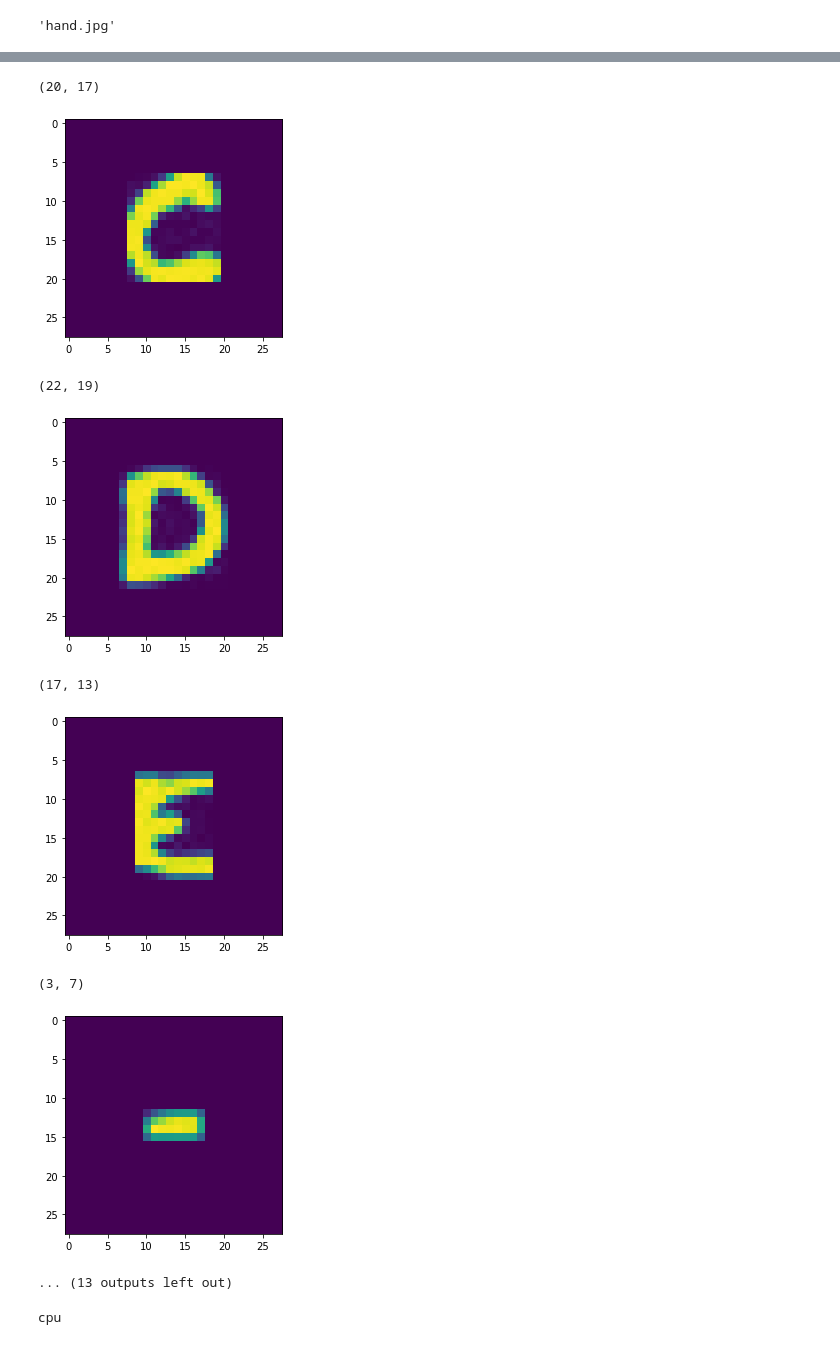
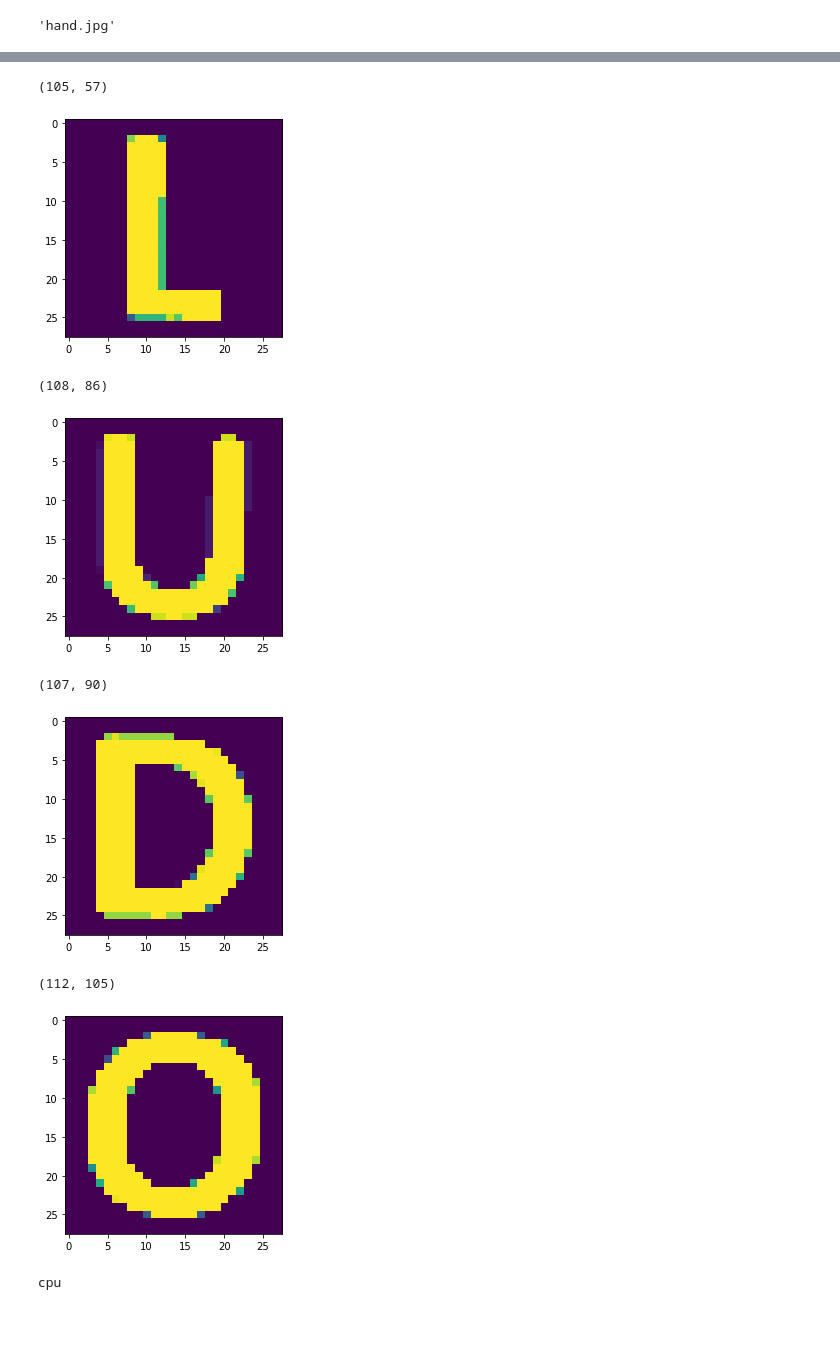
Before and after one commit to jneirar/ai_project5, a Jupyter notebook: ExtractLetter.ipynb, the cells around one changed output, grey strips where cells are left out. Drawn from its saved outputs; the diff is of its cells as text; code cells hidden in the pictures.

```diff
--- a/ExtractLetter.ipynb
+++ b/ExtractLetter.ipynb
@@ -29,19 +29,22 @@ To: C:\Users\Jorge\AI\ai_project5\hand.jpg
 # %%
 PATH = os.getcwd()
 print(PATH)
-img = cv2.imread(PATH + '/abc.jpg')
+img = cv2.imread(PATH + '/saludo.jpeg')
 
 gray = cv2.cvtColor(img, cv2.COLOR_BGR2GRAY)
-ret, thresh = cv2.threshold(gray, 10, 255, cv2.THRESH_BINARY_INV)
+ret, thresh = cv2.threshold(gray, 127, 255, cv2.THRESH_BINARY_INV)
 kernel = cv2.getStructuringElement(cv2.MORPH_RECT, (1,1))
 mask = cv2.morphologyEx(thresh, cv2.MORPH_DILATE, kernel)
 conts = cv2.findContours(mask, cv2.RETR_EXTERNAL, cv2.CHAIN_APPROX_SIMPLE)
 conts = imutils.grab_contours(conts)
+bboxes_img = img.copy()
 boxes = []
 for cntr in conts:
     x,y,w,h = cv2.boundingRect(cntr)
+    # cv2.rectangle(bboxes_img, (x, y), (x+w, y+h), (0,0,255), 1)
     boxes.append((x,y,w,h))
-
+# plt.imshow(bboxes_img)
+# plt.show()
 boxes = sorted(boxes, key=lambda x: (x))
 
 images = []
@@ -50,23 +53,23 @@ for i in boxes:
     y = i[1]
     w = i[2]
     h = i[3]
-    cropped = gray[y:y+h, x:x+w]
-    inverted = 255 - cropped
-    print(inverted.shape)
-    height = inverted.shape[0]
-    width = inverted.shape[1]
+    cropped = thresh[y:y+h, x:x+w]
+    # inverted = 255 - cropped
+    print(cropped.shape)
+    height = cropped.shape[0]
+    width = cropped.shape[1]
     if (height > width):
         diff = height - width
-        padding = cv2.copyMakeBorder(inverted,10,10,10+int(diff/2),10+int(diff/2),cv2.BORDER_CONSTANT,value=[0,0,0])
+        padding = cv2.copyMakeBorder(cropped,10,10,10+int(diff/2),10+int(diff/2),cv2.BORDER_CONSTANT,value=[0,0,0])
     elif (height == width):
-        padding = cv2.copyMakeBorder(inverted,10,10,10,10,cv2.BORDER_CONSTANT,value=[0,0,0])
+        padding = cv2.copyMakeBorder(cropped,10,10,10,10,cv2.BORDER_CONSTANT,value=[0,0,0])
     else:
         diff = width - height
-        padding = cv2.copyMakeBorder(inverted,10+int(diff/2),10+int(diff/2),10,10,cv2.BORDER_CONSTANT,value=[0,0,0])
+        padding = cv2.copyMakeBorder(cropped,10+int(diff/2),10+int(diff/2),10,10,cv2.BORDER_CONSTANT,value=[0,0,0])
     resized = cv2.resize(padding, (28, 28))
     images.append(resized)
     plt.imshow(resized)
     plt.show()
-print(len(images))
+# print(len(images))
 # %% [output]
 /Users/alessiayi/Documents/Github/Utec/ai_project5
@@ -77,12 +80,11 @@ print(len(images))
-(20, 17)
+(105, 57)
-[figure, old version]
+[figure, new version]
-(22, 19)
+(108, 86)
-[figure, old version]
+[figure, new version]
-(17, 13)
+(107, 90)
-[figure, old version]
+[figure, new version]
-(3, 7)
+(112, 105)
-[figure, old version]
+[figure, new version]
-... (13 outputs left out)
 # %%
 import cv2
 import pandas as pd
```
Also changed, not shown: parts of 2 cells of this notebook.
